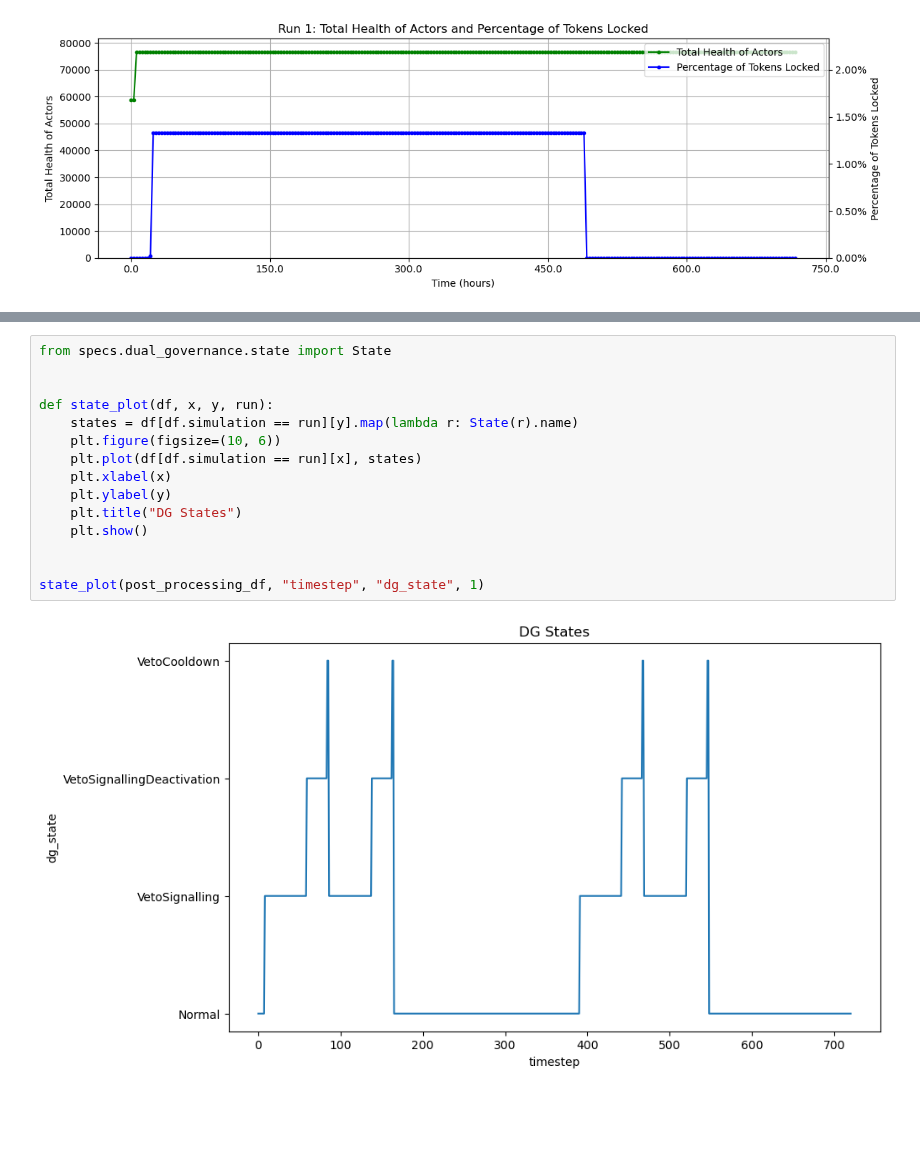
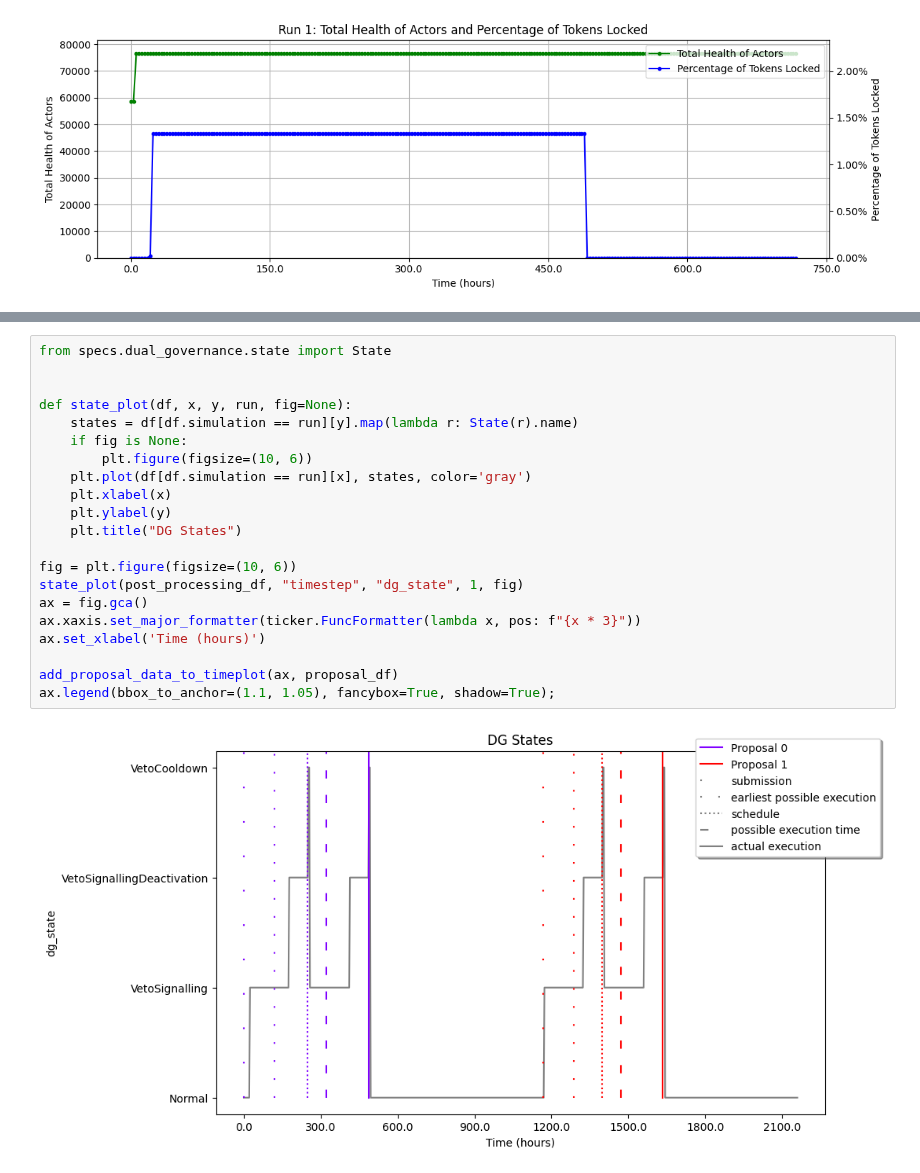
Before and after one commit to collectif-dao/dg-research, a Jupyter notebook: experiments/notebooks/06_veto_signalling_loop.ipynb, the cells around one changed output, grey strips where cells are left out. Cells and saved outputs as stored; diff of their text form; blank space fills up the shorter version.

```diff
--- a/experiments/notebooks/06_veto_signalling_loop.ipynb
+++ b/experiments/notebooks/06_veto_signalling_loop.ipynb
@@ -318,17 +375,23 @@ plt.show()
 # %%
 from specs.dual_governance.state import State
 
 
-def state_plot(df, x, y, run):
+def state_plot(df, x, y, run, fig=None):
     states = df[df.simulation == run][y].map(lambda r: State(r).name)
-    plt.figure(figsize=(10, 6))
-    plt.plot(df[df.simulation == run][x], states)
+    if fig is None:
+        plt.figure(figsize=(10, 6))
+    plt.plot(df[df.simulation == run][x], states, color='gray')
     plt.xlabel(x)
     plt.ylabel(y)
     plt.title("DG States")
-    plt.show()
 
+fig = plt.figure(figsize=(10, 6))
+state_plot(post_processing_df, "timestep", "dg_state", 1, fig)
+ax = fig.gca()
+ax.xaxis.set_major_formatter(ticker.FuncFormatter(lambda x, pos: f"{x * 3}"))
+ax.set_xlabel('Time (hours)')
 
-state_plot(post_processing_df, "timestep", "dg_state", 1)
+add_proposal_data_to_timeplot(ax, proposal_df)
+ax.legend(bbox_to_anchor=(1.1, 1.05), fancybox=True, shadow=True);
 # %% [output]
-[figure, old version]
+[figure, new version]
```
Also changed, not shown: parts of 4 cells of this notebook, 2 other files.
